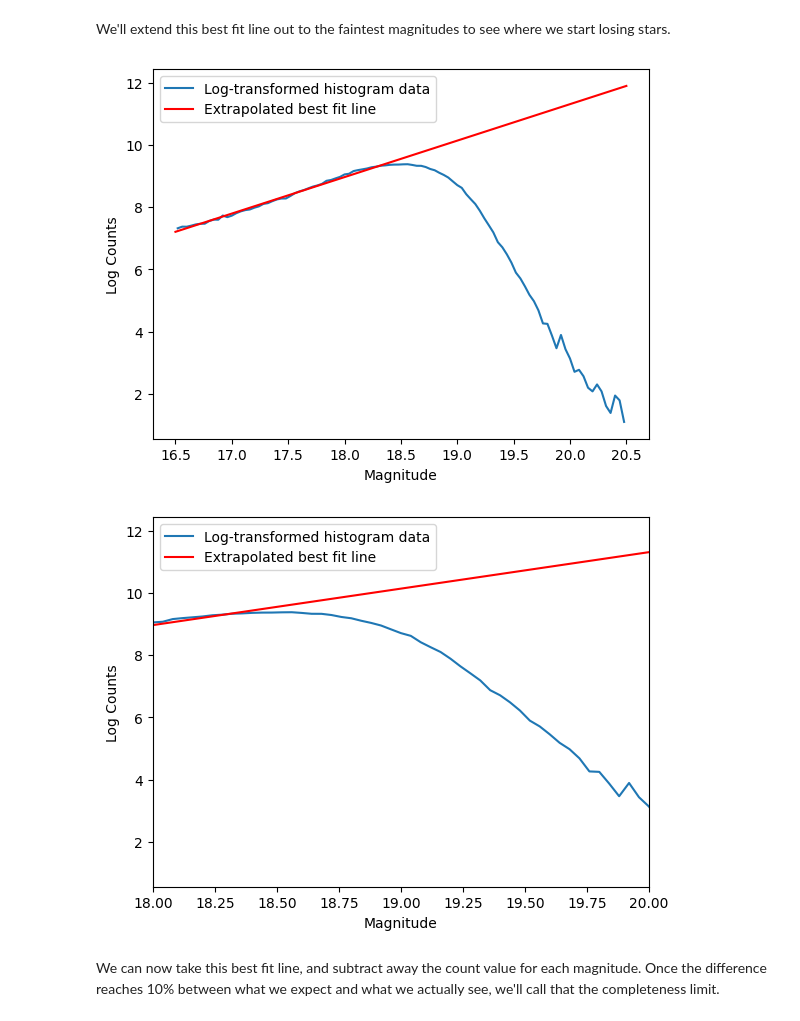
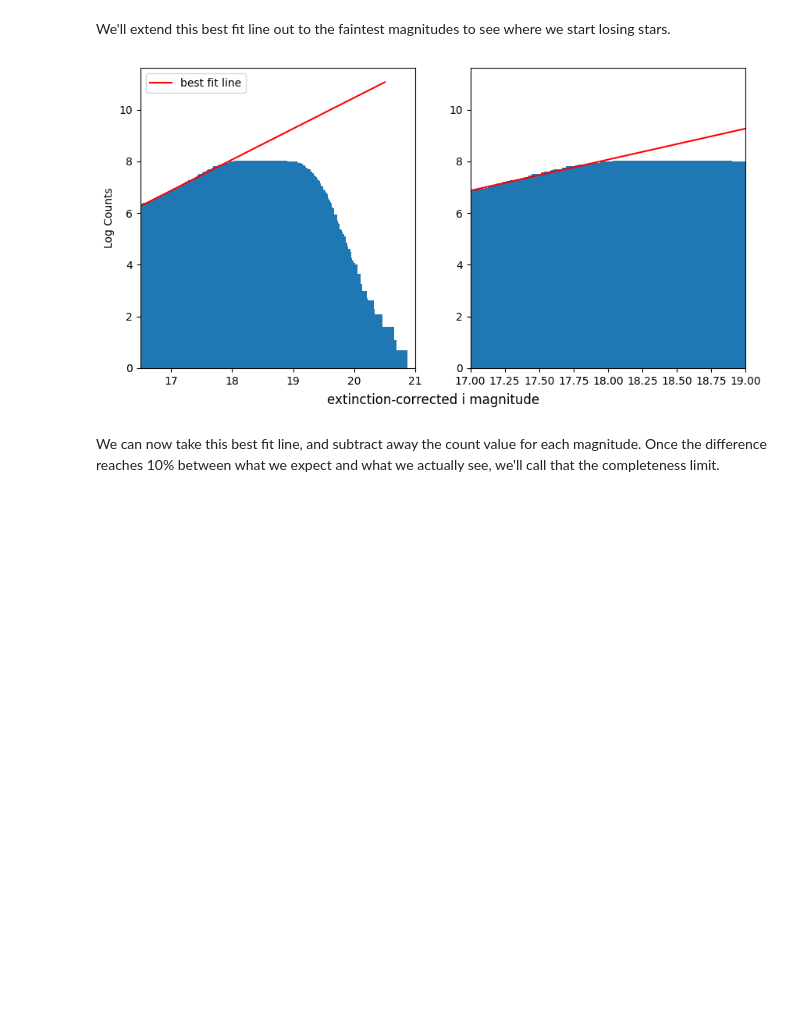
Before and after one commit to mcadamsean/cluster-membership, a Jupyter notebook: notebooks/completeness_limit.ipynb, the cells around one changed output. Saved outputs shown, nothing was run; the diff lists cells and outputs as text; code cells hidden in the pictures; blank space fills up the shorter version.

```diff
--- a/notebooks/completeness_limit.ipynb
+++ b/notebooks/completeness_limit.ipynb
@@ -18,11 +12,9 @@ from matplotlib.patches import Circle
 observed_df_raw = pd.read_csv('C:/Users/smick/Desktop/Research/data/NGC6569_gaia_withRVs.csv')
 observed_df_raw = observed_df_raw.dropna(subset=['pmra', 'pmdec', 'parallax']) # we only want stars with observed motions and parallax
 # %%
-# Correct for extinction before truncating. This is needed to reduce the significant impact of the dust lanes on the observed star densities
-observed_df_raw['gmag_extcorr'] = observed_df_raw['gmag'] - observed_df_raw['Ag']
-observed_df_raw['rmag_extcorr'] = observed_df_raw['rmag'] - observed_df_raw['Ar']
+# Correct for extinction by subtracting away the extinction estimate for each star
 observed_df_raw['imag_extcorr'] = observed_df_raw['imag'] - observed_df_raw['Ai']
-observed_df_raw['zmag_extcorr'] = observed_df_raw['zmag'] - observed_df_raw['Az']
+
 
 # Calculate average extinction in 'i' band
 avg_ext_i = np.mean(observed_df_raw['Ai'])
@@ -52,7 +54,7 @@ plt.show()
 Using the histograms above to see where we have a constant slope, and where we start losing stars, create a new histogram for the portion of the magnitude range that shows a constant slope. Try to make the range as close to where we start losing stars as possible, that'll be our completeness limit.
 # %%
 # Make a histogram for just the values that have a constant slope in the plots above
-slope_hist = np.histogram(observed_df_raw['imag_extcorr'], range=(16.5,18.5), bins=50)
+slope_hist = np.histogram(observed_df_raw['imag_extcorr'], range=(16.5,18.1), bins=100)
 
 # Pull edges and counts from histogram data
 counts = slope_hist[0]
@@ -81,8 +83,8 @@ fit_line = np.polyval(coefficients, centers)
 # Plot the best fit line and make sure it fits the counts
 fig,ax =plt.subplots(figsize=(10,8))
 plt.title('Best fit line to i-magnitude histogram')
-plt.bar(centers, log_counts, width=(edges[1] - edges[0]), alpha=0.6, label='Histogram data', edgecolor='black')
-plt.plot(centers, fit_line, label='Best Fit Line', color='red')
+plt.bar(centers, log_counts, width=(edges[1] - edges[0]), label='Histogram data')
+plt.plot(centers, fit_line, label='Best Fit Line', color='red', linewidth=2.5)
 plt.ylabel('log(counts)')
 plt.ylim(0,12)
 plt.xlabel('extinction-corrected imag')
@@ -94,55 +96,53 @@ plt.show()
 We'll extend this best fit line out to the faintest magnitudes to see where we start losing stars.
 # %%
 # Create a new histogram for faint magnitudes. Ensure the bins are adjusted to match the new range.
-faint_hist = np.histogram(observed_df_raw['imag_extcorr'], range =(16.5,20.5), bins=100)
+faint_hist = np.histogram(observed_df_raw['imag_extcorr'], range =(16.5,20.5), bins=400)
 
 # Pull counts and edges
 faint_counts = faint_hist[0]
 faint_edges = faint_hist[1]
 
 # Initialize list
 faint_centers = list()
 
 # Take log of counts
-log_full_counts=np.log(faint_counts)
+log_faint_counts=np.log(faint_counts)
 
 # Calculate bin centers
-for i in range(len(log_full_counts)):
+for i in range(len(log_faint_counts)):
     full_center = (faint_edges[i]+ faint_edges[i+1]) / 2
     faint_centers.append(full_center)
 
 # Convert to array
 faint_centers=np.array(faint_centers)
 
 # Pull slope and intercept from polyfit function
 slope = coefficients[0]
 intercept = coefficients[1]
 
 # Create a range of magnitudes to extrapolate our best fit line to
-extrapolated_magnitudes = np.linspace(16.5, 20.5, 100)
+extrapolated_magnitudes = np.linspace(16.5, 20.5, 400)
 
 # Calculate the extrapolated best fit line in log space
 extrapolated_log_counts = slope * extrapolated_magnitudes + intercept
 
 # Plot the full set of i-mag values and extrapolated best fit line
-plt.plot(faint_centers, log_full_counts, label='Log-transformed histogram data')
-plt.plot(extrapolated_magnitudes, extrapolated_log_counts, label='Extrapolated best fit line', color='red')
-plt.xlabel('Magnitude')
-plt.ylabel('Log Counts')
-plt.legend()
-plt.show()
+fig,axs = plt.subplots(1,2, figsize=(10,5))
+axs[0].bar(faint_centers, log_faint_counts)
+axs[0].plot(extrapolated_magnitudes, extrapolated_log_counts, label='best fit line', color='red')
+axs[0].set_xlim(16.5,21)
+axs[0].set_ylabel('Log Counts')
+axs[0].legend()
 
 # Plot it again, but zoom in to where it looks like it deviates
-plt.plot(faint_centers, log_full_counts, label='Log-transformed histogram data')
-plt.plot(extrapolated_magnitudes, extrapolated_log_counts, label='Extrapolated best fit line', color='red')
-plt.xlabel('Magnitude')
-plt.ylabel('Log Counts')
-plt.xlim(18,20)
-plt.legend()
+axs[1].bar(faint_centers, log_faint_counts)
+axs[1].plot(extrapolated_magnitudes, extrapolated_log_counts, label='Best fit line', color='red')
+axs[1].set_xlim(17,19)
+
+fig.supxlabel('extinction-corrected i magnitude')
 plt.show()
 # %% [output]
-[figure, old version]
+[figure, new version]
-[figure, removed]
 # %% [markdown]
 We can now take this best fit line, and subtract away the count value for each magnitude. Once the difference reaches 10% between what we expect and what we actually see, we'll call that the completeness limit.
 # %%
```
Also changed, not shown: parts of 5 cells of this notebook.
